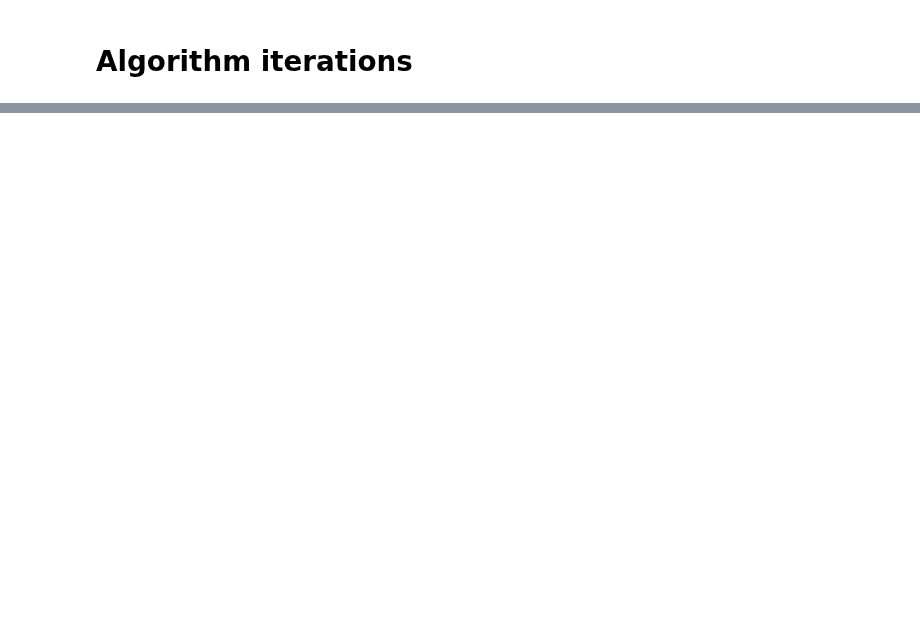
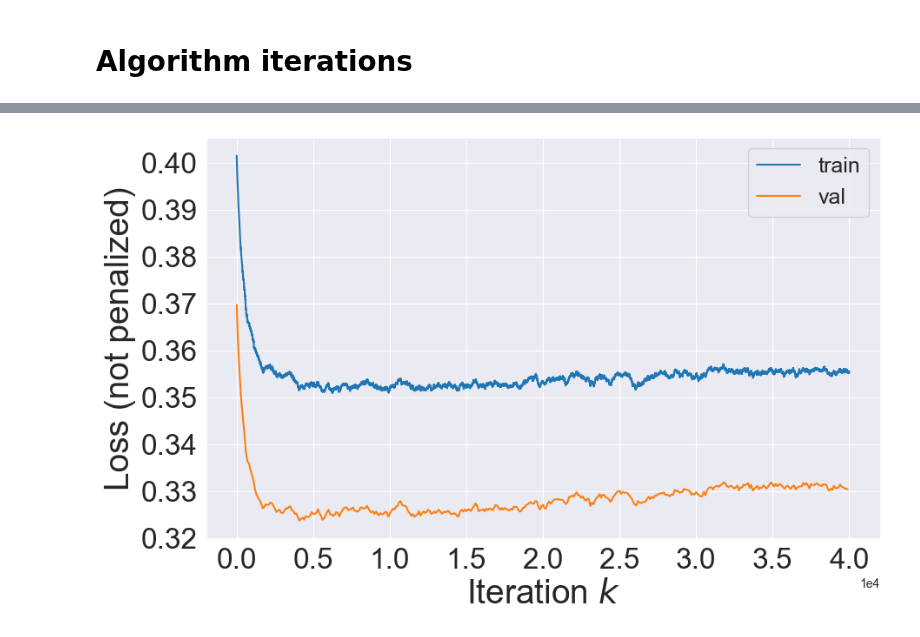
Before and after one commit to karl-hajjar/pop-conic, a Jupyter notebook: pop_conic/notebooks/pop-conic-2-steps.ipynb, the cells around one changed output, grey strips where cells are left out. Saved outputs shown, nothing was run; the diff lists cells and outputs as text; code cells hidden in the pictures; blank space fills up the shorter version.

```diff
--- a/pop_conic/notebooks/pop-conic-2-steps.ipynb
+++ b/pop_conic/notebooks/pop-conic-2-steps.ipynb
@@ -601,0 +337,20 @@ plt.show()
+# %%
+plt.figure(figsize=(10, 6))
+marker = None #'o'
+#plt.xscale('log')
+#plt.yscale('log')
+
+plt.plot(np.arange(len(train_losses)), train_losses, label='train')
+plt.plot([min(VAL_ITER * k, len(train_losses)) for k in range(len(val_losses))], val_losses, label='val',
+         marker=marker)
+
+plt.xlabel('Iteration $k$', fontsize=28)
+plt.ylabel('Loss (not penalized)', fontsize=28)
+plt.ticklabel_format(style='sci', axis='x', scilimits=(0,0))
+plt.xticks(fontsize=24)
+plt.yticks(fontsize=24)
+plt.legend(fontsize=18)
+#plt.savefig(os.path.join(FIGURES_DIR, 'losses-ista-10-1.png'), bbox_inches='tight')
+plt.show()
+# %% [output]
+[figure, added]
```
Also changed, not shown: parts of 57 cells of this notebook, 2 other files.
